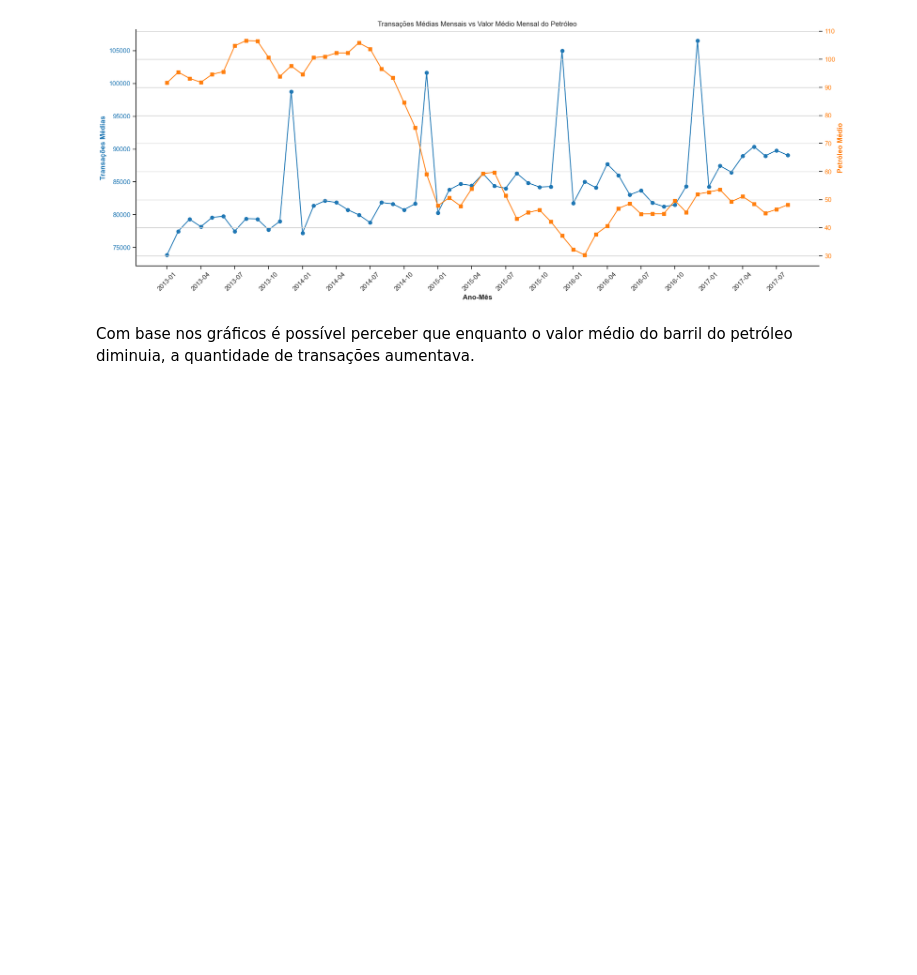
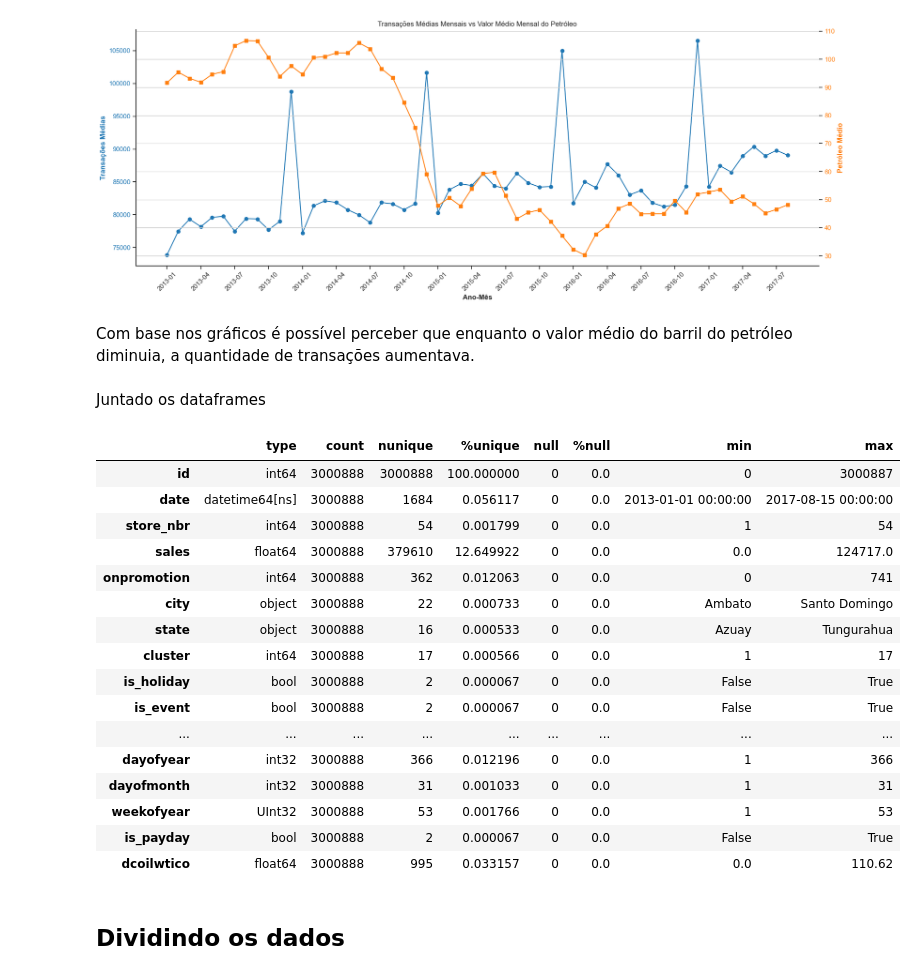
Before and after one commit to LuizGAPires/Datamining, a Jupyter notebook: TP2/TP2.ipynb, the cells around one changed output. Cells and saved outputs as stored; diff of their text form; code cells hidden in the pictures; blank space fills up the shorter version.

```diff
--- a/TP2/TP2.ipynb
+++ b/TP2/TP2.ipynb
@@ -981,3 +981,27 @@ plt.show()
 [figure]
 # %% [markdown]
 Com base nos gráficos é possível perceber que enquanto o valor médio do barril do petróleo diminuia, a quantidade de transações aumentava.
+# %% [markdown]
+Juntado os dataframes
+# %%
+df_train1 = df_train1.merge(df_oil, on='date', how='left')
+
+summary(df_train1)
+# %% [output]
+|  | type | count | nunique | %unique | null | %null | min | max |
+| id | int64 | 3000888 | 3000888 | 100.000000 | 0 | 0.0 | 0 | 3000887 |
+| date | datetime64[ns] | 3000888 | 1684 | 0.056117 | 0 | 0.0 | 2013-01-01 00:00:00 | 2017-08-15 00:00:00 |
+| store_nbr | int64 | 3000888 | 54 | 0.001799 | 0 | 0.0 | 1 | 54 |
+| sales | float64 | 3000888 | 379610 | 12.649922 | 0 | 0.0 | 0.0 | 124717.0 |
+| onpromotion | int64 | 3000888 | 362 | 0.012063 | 0 | 0.0 | 0 | 741 |
+| city | object | 3000888 | 22 | 0.000733 | 0 | 0.0 | Ambato | Santo Domingo |
+| state | object | 3000888 | 16 | 0.000533 | 0 | 0.0 | Azuay | Tungurahua |
+| cluster | int64 | 3000888 | 17 | 0.000566 | 0 | 0.0 | 1 | 17 |
+| is_holiday | bool | 3000888 | 2 | 0.000067 | 0 | 0.0 | False | True |
+| is_event | bool | 3000888 | 2 | 0.000067 | 0 | 0.0 | False | True |
+| ... | ... | ... | ... | ... | ... | ... | ... | ... |
+| dayofyear | int32 | 3000888 | 366 | 0.012196 | 0 | 0.0 | 1 | 366 |
+| dayofmonth | int32 | 3000888 | 31 | 0.001033 | 0 | 0.0 | 1 | 31 |
+| weekofyear | UInt32 | 3000888 | 53 | 0.001766 | 0 | 0.0 | 1 | 53 |
+| is_payday | bool | 3000888 | 2 | 0.000067 | 0 | 0.0 | False | True |
+| dcoilwtico | float64 | 3000888 | 995 | 0.033157 | 0 | 0.0 | 0.0 | 110.62 |
@@ -983,0 +1010,2 @@ Com base nos gráficos é possível perceber que enquanto o valor médio do barr
+# %% [markdown]
+## Dividindo os dados
```
Also changed, not shown: parts of 24 cells of this notebook.
